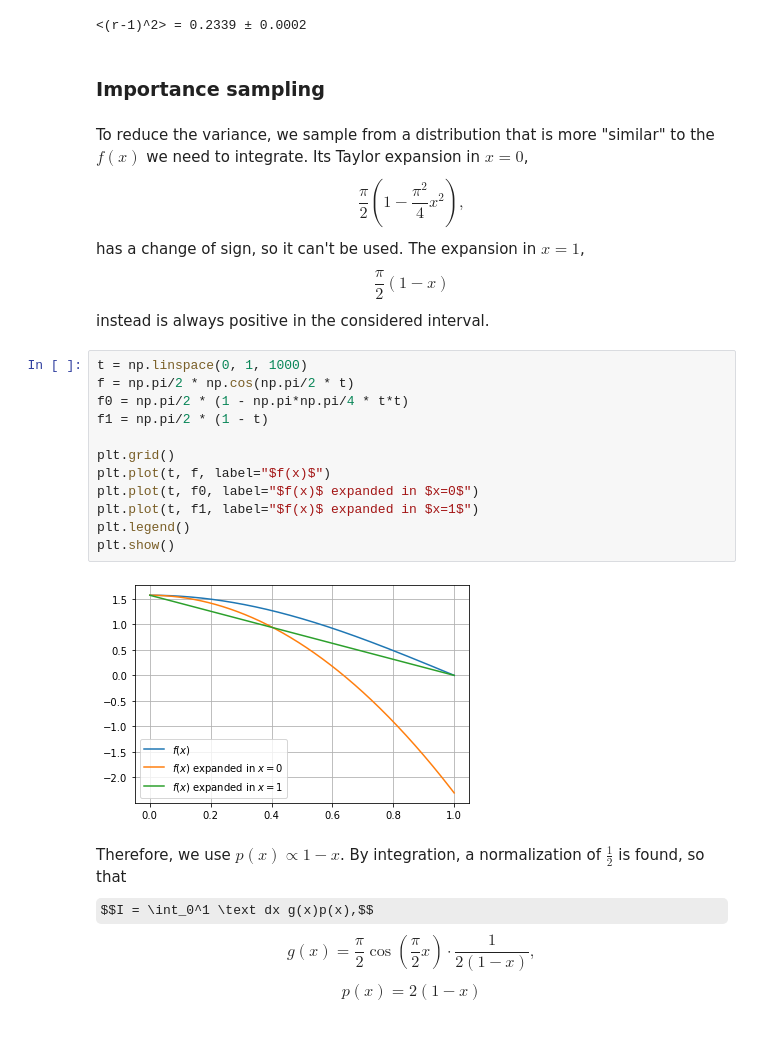
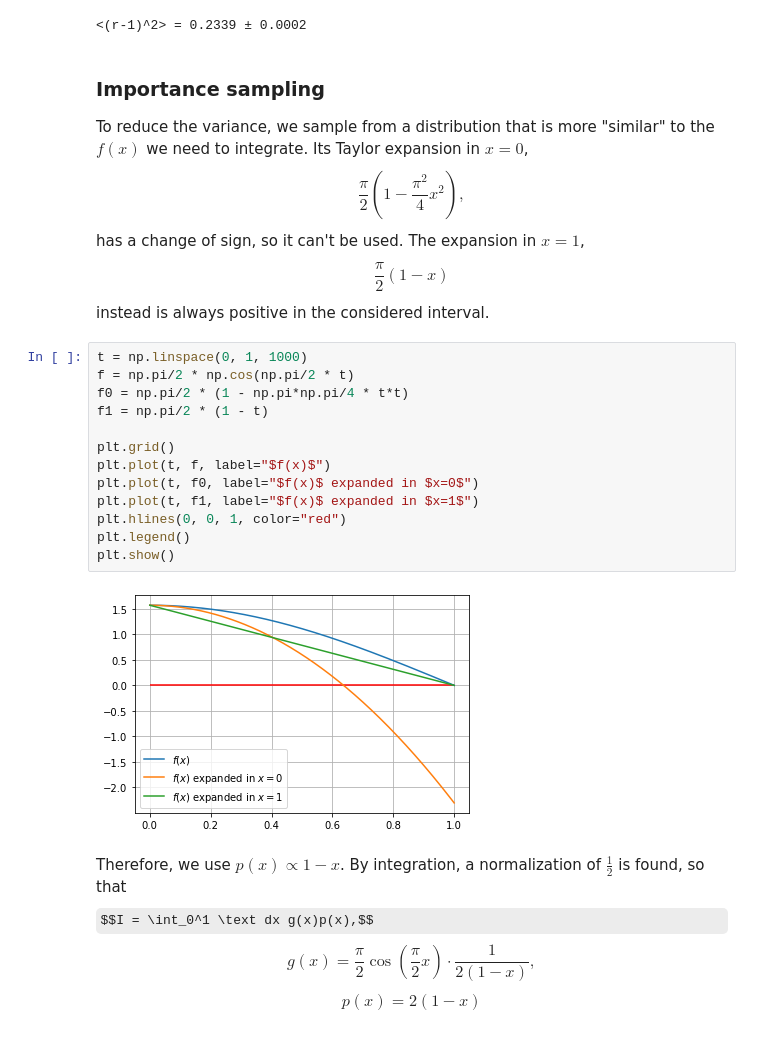
Before and after one commit to teozec/numerical-simulation, a Jupyter notebook: 2/2.ipynb, the cells around one changed output. Drawn from its saved outputs; the diff is of its cells as text; some formulas as TeX source.

```diff
--- a/2/2.ipynb
+++ b/2/2.ipynb
@@ -79,26 +80,27 @@ print(f"<(r-1)^2> = {y[-1, 0]:.4f} ± {y[-1, 1]:.4f}")
 # %% [output]
 [figure]
 <(r-1)^2> = 0.2339 ± 0.0002
-# %% [markdown]
-### Importance sampling
 # %% [markdown]
+### Importance sampling
+
 To reduce the variance, we sample from a distribution that is more "similar" to the $f(x)$ we need to integrate.
 Its Taylor expansion in $x=0$, $$\frac{\pi}{2}\left(1 - \frac{\pi^2}{4} x^2\right),$$ has a change of sign, so it can't be used.
 The expansion in $x=1$, $$\frac\pi 2(1-x)$$ instead is always positive in the considered interval.
 # %%
 t = np.linspace(0, 1, 1000)
 f = np.pi/2 * np.cos(np.pi/2 * t)
 f0 = np.pi/2 * (1 - np.pi*np.pi/4 * t*t)
 f1 = np.pi/2 * (1 - t)
 
 plt.grid()
 plt.plot(t, f, label="$f(x)$")
 plt.plot(t, f0, label="$f(x)$ expanded in $x=0$")
 plt.plot(t, f1, label="$f(x)$ expanded in $x=1$")
+plt.hlines(0, 0, 1, color="red")
 plt.legend()
 plt.show()
 # %% [output]
-[figure, old version]
+[figure, new version]
 # %% [markdown]
 Therefore, we use $p(x) \propto 1-x$. By integration, a normalization of $\frac 1 2$ is found, so that
 $$I = \int_0^1 \text dx g(x)p(x),$$
```
Also changed, not shown: parts of 16 cells of this notebook, 11 other files.
